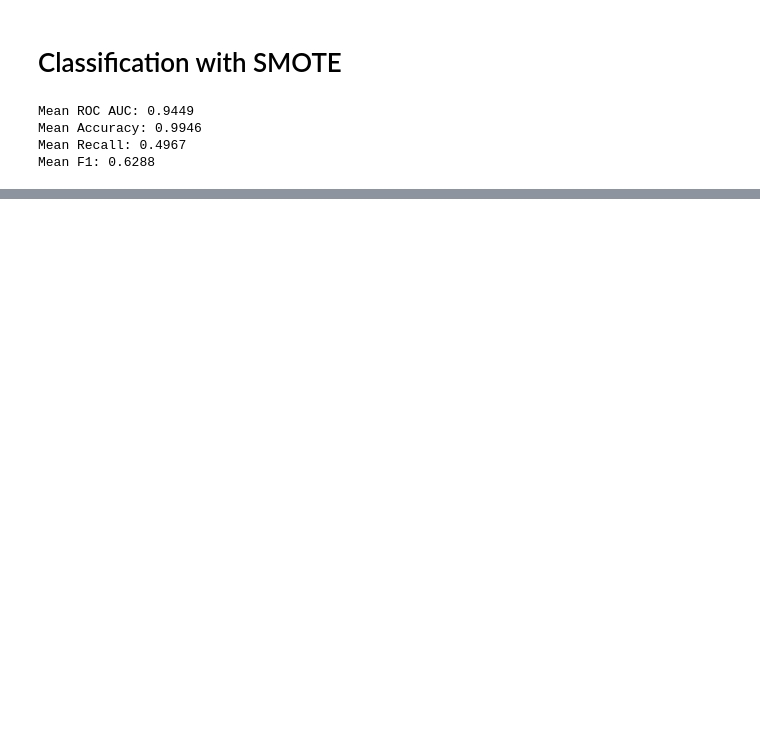
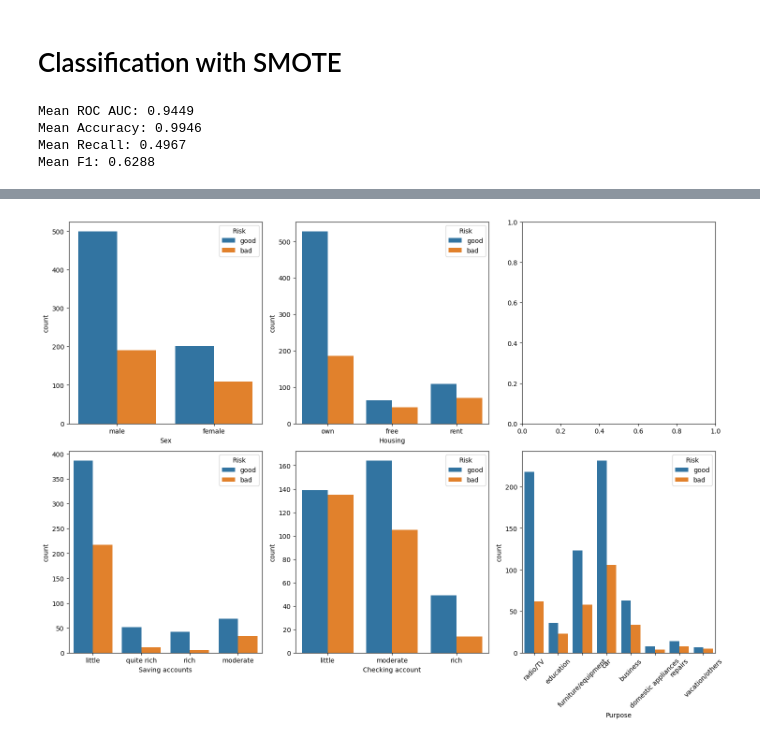
Before and after one commit to xiangshiyin/machine-learning-for-actuarial-science, a Jupyter notebook: 2025-spring/week09/notebook/demo.ipynb, the cells around one changed output, grey strips where cells are left out. Saved outputs shown, nothing was run; the diff lists cells and outputs as text; code cells hidden in the pictures; blank space fills up the shorter version.

```diff
--- a/2025-spring/week09/notebook/demo.ipynb
+++ b/2025-spring/week09/notebook/demo.ipynb
@@ -614,0 +735,13 @@ Mean F1: 0.3057
+# %%
+fig, axes = plt.subplots(2, 3, figsize=(15, 10))
+sns.countplot(x='Sex', hue='Risk', data=credit, ax=axes[0, 0])
+sns.countplot(x='Housing', hue='Risk', data=credit, ax=axes[0, 1])
+sns.countplot(x='Saving accounts', hue='Risk', data=credit, ax=axes[1, 0])
+sns.countplot(x='Checking account', hue='Risk', data=credit, ax=axes[1, 1])
+sns.countplot(x='Purpose', hue='Risk', data=credit, ax=axes[1, 2])
+
+plt.tight_layout()
+plt.xticks(rotation=45)
+plt.show()
+# %% [output]
+[figure, added]
```
Also changed, not shown: parts of 27 cells of this notebook.
